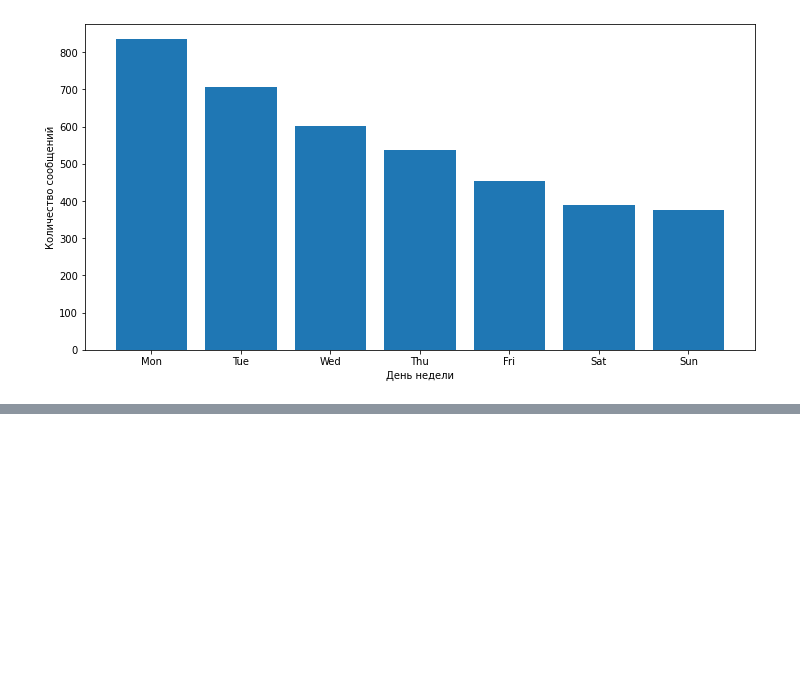
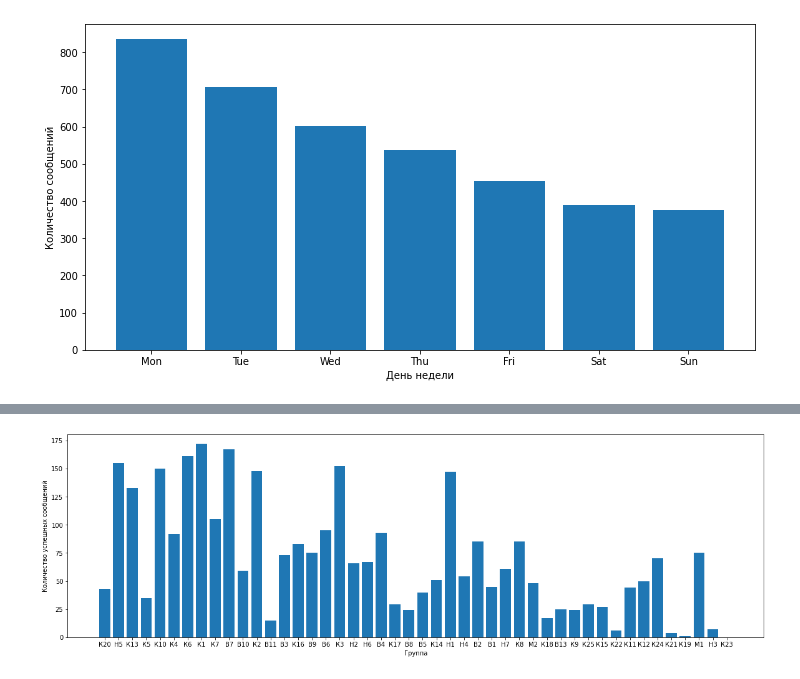
Before and after one commit to MrCrashLab/PythonPractice, a Jupyter notebook: Practice_03/main.ipynb, the cells around one changed output, grey strips where cells are left out. Cells and saved outputs as stored; diff of their text form; code cells hidden in the pictures; blank space fills up the shorter version.

```diff
--- a/Practice_03/main.ipynb
+++ b/Practice_03/main.ipynb
@@ -81,5 +81,8 @@ with open(os.path.join(os.path.dirname(path), "datajson/messages.json"), 'r', en
 
 messages = [(m['subj'].upper().split(" ")[:-1], email.utils.parsedate(m['date'])) for m in message]
 days = [(m['subj'].upper(), m['date'].split(',')) for m in message]
-print(messages)
+print(table['data'][0][0].upper())
+data = [(m[0], m[3]) for m in table['data']]
+datatask = [(m[2], m[3]) for m in table['data']]
+print(datatask)
 # %% [output]
@@ -143,0 +148,21 @@ IndexError: list index out of range
+# %%
+import matplotlib.pyplot as plt
+import numpy as np
+xgroup = []
+ygroup = []
+for tmp in data:
+    if not tmp[0] in xgroup:
+        xgroup.append(tmp[0])
+        ygroup.append(tmp[1])
+    else:
+        ygroup[xgroup.index(tmp[0])] += tmp[1]
+fig, ax = plt.subplots()
+ax.bar(xgroup, ygroup)
+ax.set_xlabel('Группа')
+ax.set_ylabel('Количество успешных сообщений')
+fig.set_figwidth(20)
+fig.set_figheight(6)
+
+plt.show()
+# %% [output]
+[figure, added]
```
Also changed, not shown: parts of 3 cells of this notebook.
